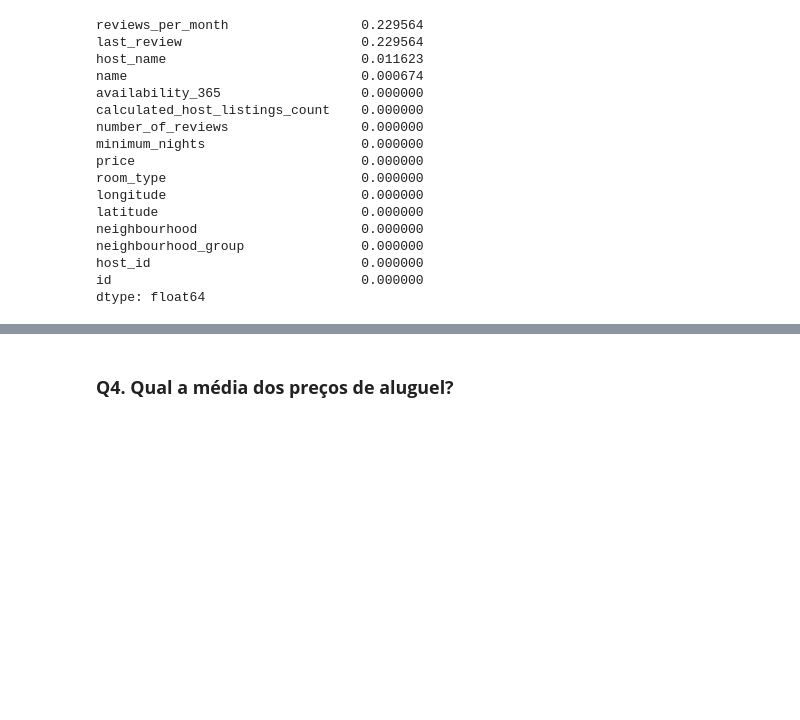
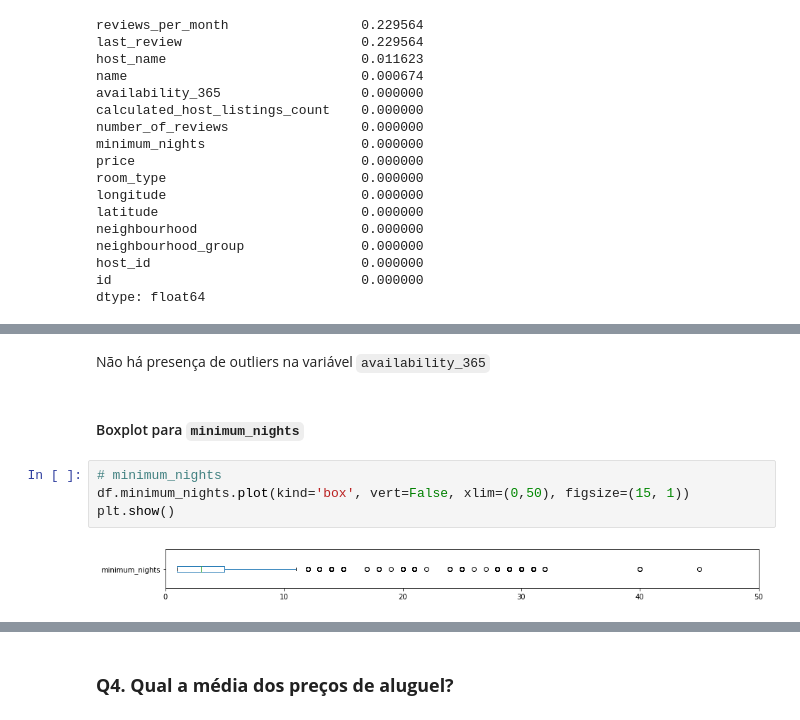
Before and after one commit to adrianadamata/Data_Science_Analise_Dados_Airbnb_Havai, a Jupyter notebook: Analisando_os_Dados_do_Airbnb_havai.ipynb, the cells around one changed output, grey strips where cells are left out. Cells and saved outputs as stored; diff of their text form; blank space fills up the shorter version.

```diff
--- a/Analisando_os_Dados_do_Airbnb_havai.ipynb
+++ b/Analisando_os_Dados_do_Airbnb_havai.ipynb
@@ -128,0 +175,10 @@ dtype: float64
+# %% [markdown]
+Não há presença de outliers na variável `availability_365`
+# %% [markdown]
+#### Boxplot para `minimum_nights`
+# %%
+# minimum_nights
+df.minimum_nights.plot(kind='box', vert=False, xlim=(0,50), figsize=(15, 1))
+plt.show()
+# %% [output]
+[figure, added]
```
Also changed, not shown: parts of 17 cells of this notebook.
